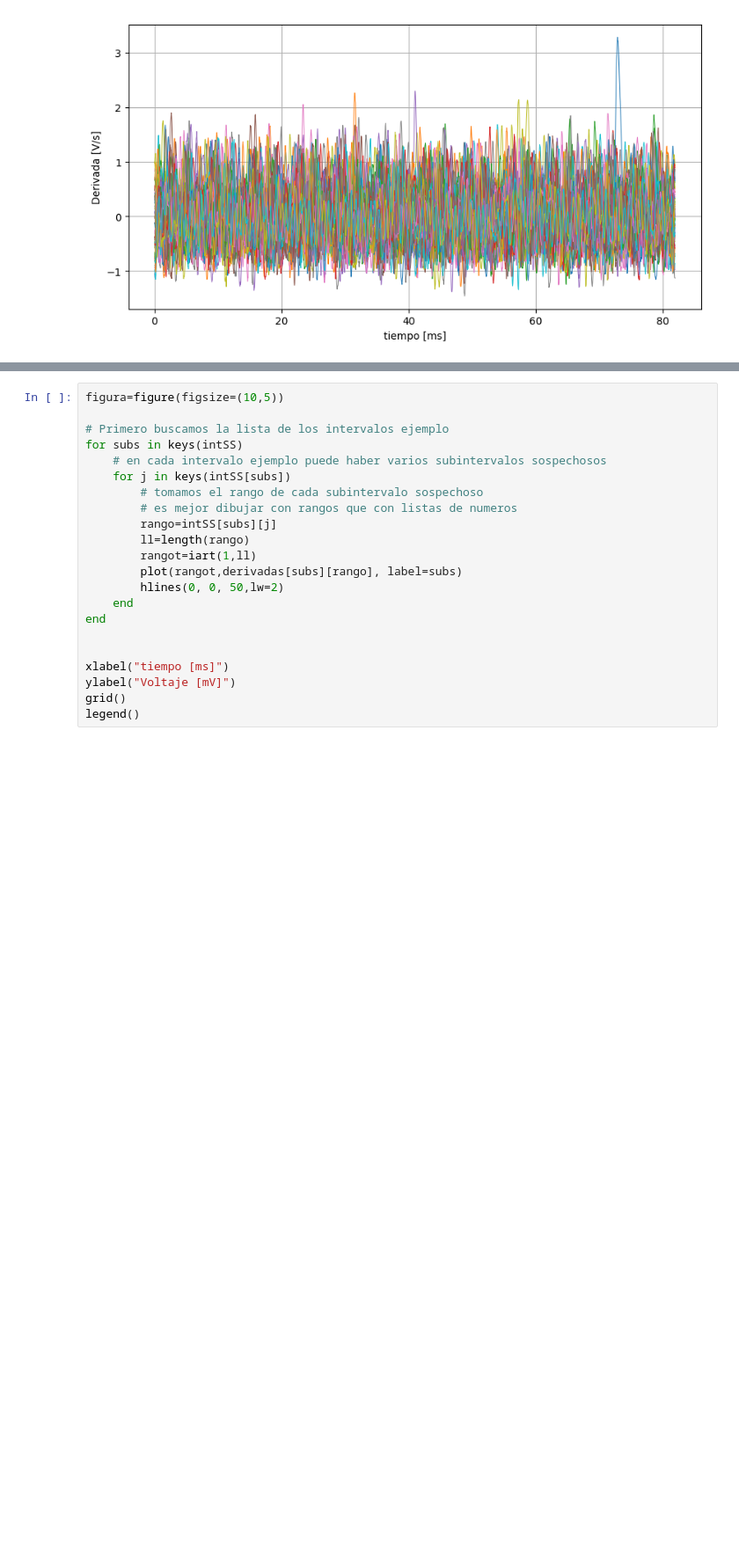
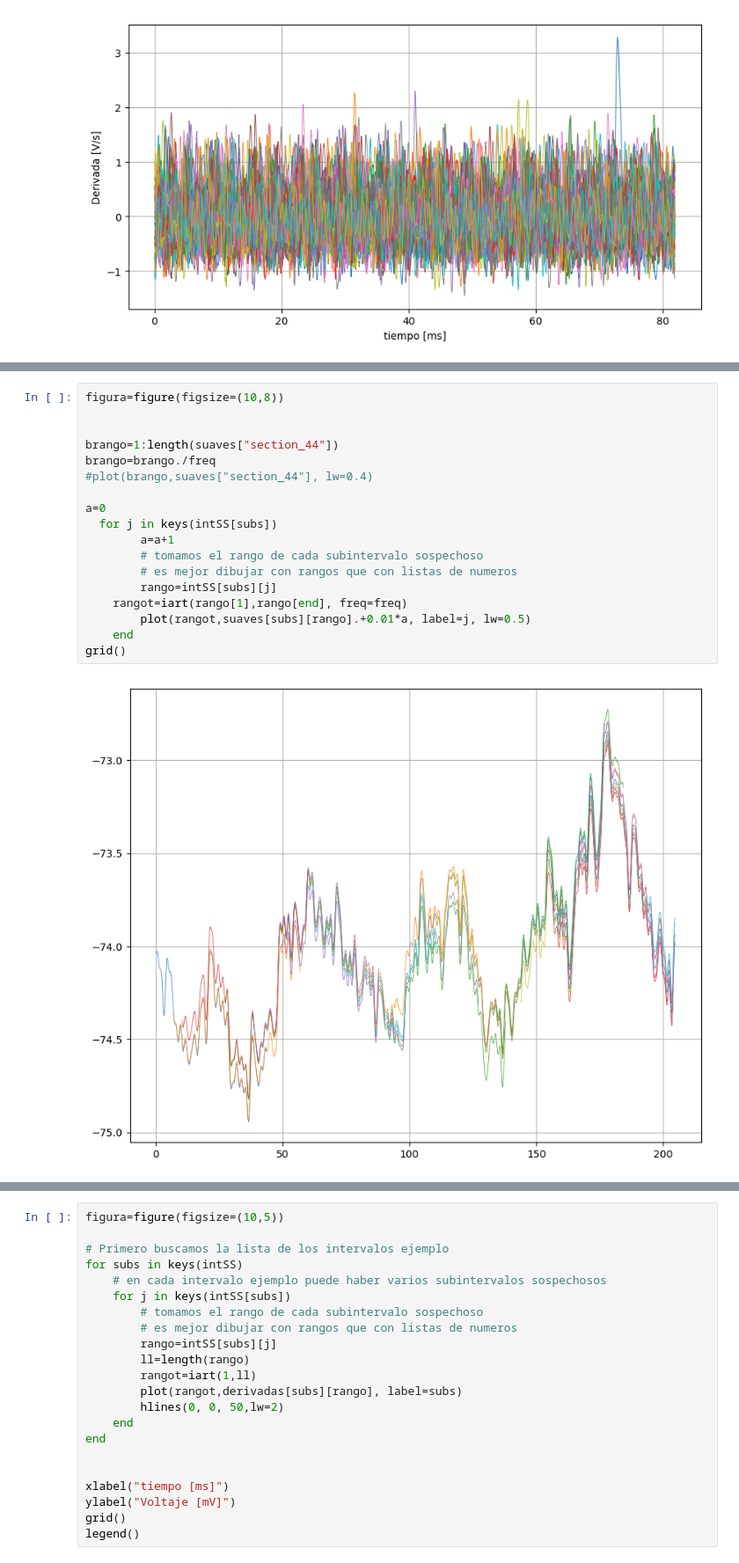
Before and after one commit to JoseJJAB/TrabajoCinvestav, a Jupyter notebook: SpikletDetection.ipynb, the cells around one changed output, grey strips where cells are left out. Shown at 88% size. Drawn from its saved outputs; the diff is of its cells as text; blank space fills up the shorter version.

```diff
--- a/SpikletDetection.ipynb
+++ b/SpikletDetection.ipynb
@@ -141,2 +261,22 @@ legend()
+# %%
+figura=figure(figsize=(10,8))
+
+
+brango=1:length(suaves["section_44"])
+brango=brango./freq
+#plot(brango,suaves["section_44"], lw=0.4)
+
+a=0
+  for j in keys(intSS[subs])
+        a=a+1
+        # tomamos el rango de cada subintervalo sospechoso
+        # es mejor dibujar con rangos que con listas de numeros
+        rango=intSS[subs][j]
+    rangot=iart(rango[1],rango[end], freq=freq)
+        plot(rangot,suaves[subs][rango].+0.01*a, label=j, lw=0.5)
+    end
+grid()
+# %% [output]
+[figure, added]
 # %%
 figura=figure(figsize=(10,5))
```
Also changed, not shown: parts of 8 cells of this notebook, 1 other file.
